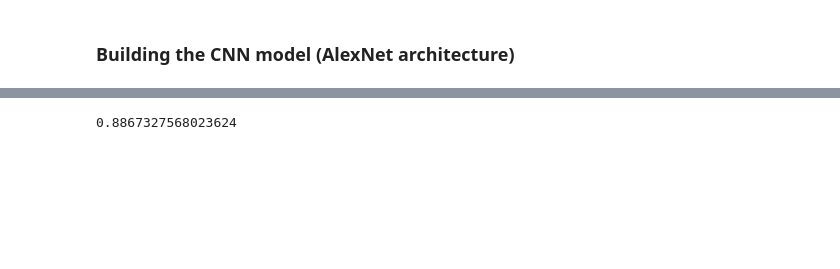
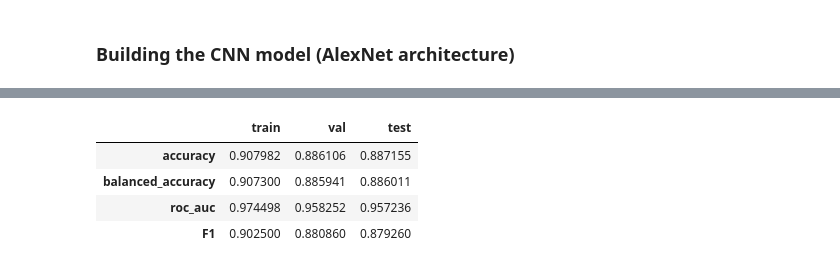
Before and after one commit to miknab/fair-image-classifier, a Jupyter notebook: fc_cnn.ipynb, the cells around one changed output, grey strips where cells are left out. Cells and saved outputs as stored; diff of their text form; code cells hidden in the pictures; blank space fills up the shorter version.

```diff
--- a/fc_cnn.ipynb
+++ b/fc_cnn.ipynb
@@ -56,0 +74,2 @@ X_train, X_val, y_train, y_val = train_test_split(X_train,
+# %%
+indeces = list(range(len(full_img_array_list)))
@@ -85,14 +164,15 @@ conv3 = Conv2D(64, (5,5), strides=(1,1))(pool1)
 activ3 = Activation("relu")(conv3)
 pool2 = MaxPooling2D(pool_size=(2,2))(activ3)
 flat = Flatten()(pool2)
-dense1 = Dense(128, activation="relu")(flat)
+dense1 = Dense(128, activation="relu")(flat) # previously: 128
+dense1 = Dense(128, activation="relu")(dense1)
 
 if num_classes == 2:
     out = Dense(num_classes, activation="sigmoid")(dense1)
-elif num_classes >= 2:
+elif num_classes > 2:
     out = Dense(num_classes, activation="softmax")(dense1)
 else:
-    raise ValueError("Number of output classes must be at least 2.")
+    out = Dense(1, activation="linear")(dense1)
 
 alex_net = Model(input_img, out)
 # %%
@@ -181,4 +289,28 @@ y_pred = np.array([np.argmax(i) for i in y_pred])
-# %%
-accuracy_score(y_test, y_pred)
-# %% [output]
-0.8867327568023624
+# %%
+train_metrics = {"accuracy": accuracy_score(np.array([np.argmax(i) for i in y_train]), y_pred_train),
+                "balanced_accuracy": balanced_accuracy_score(np.array([np.argmax(i) for i in y_train]), y_pred_train),
+                "roc_auc": roc_auc_score(np.array([np.argmax(i) for i in y_train]), y_prob_train[:,1]),
+                "F1": f1_score(np.array([np.argmax(i) for i in y_train]), y_pred_train)}
+
+val_metrics = {"accuracy": accuracy_score(np.array([np.argmax(i) for i in y_val]), y_pred_val),
+                "balanced_accuracy": balanced_accuracy_score(np.array([np.argmax(i) for i in y_val]), y_pred_val),
+                "roc_auc": roc_auc_score(np.array([np.argmax(i) for i in y_val]), y_prob_val[:,1]),
+                "F1": f1_score(np.array([np.argmax(i) for i in y_val]), y_pred_val)}
+
+test_metrics = {"accuracy": accuracy_score(y_test, y_pred_test),
+                "balanced_accuracy": balanced_accuracy_score(y_test, y_pred_test),
+                "roc_auc": roc_auc_score(y_test, y_prob_test[:,1]),
+                "F1": f1_score(y_test, y_pred_test)}
+
+metrics_df = pd.DataFrame({"train": train_metrics,
+                           "val": val_metrics,
+                           "test": test_metrics})
+
+display(metrics_df)
+metrics_df.to_csv(new_model_dir / f"metrics__{file_suffix}.csv")
+# %% [output]
+|  | train | val | test |
+| accuracy | 0.907982 | 0.886106 | 0.887155 |
+| balanced_accuracy | 0.907300 | 0.885941 | 0.886011 |
+| roc_auc | 0.974498 | 0.958252 | 0.957236 |
+| F1 | 0.902500 | 0.880860 | 0.879260 |
```
Also changed, not shown: parts of 29 cells of this notebook.
